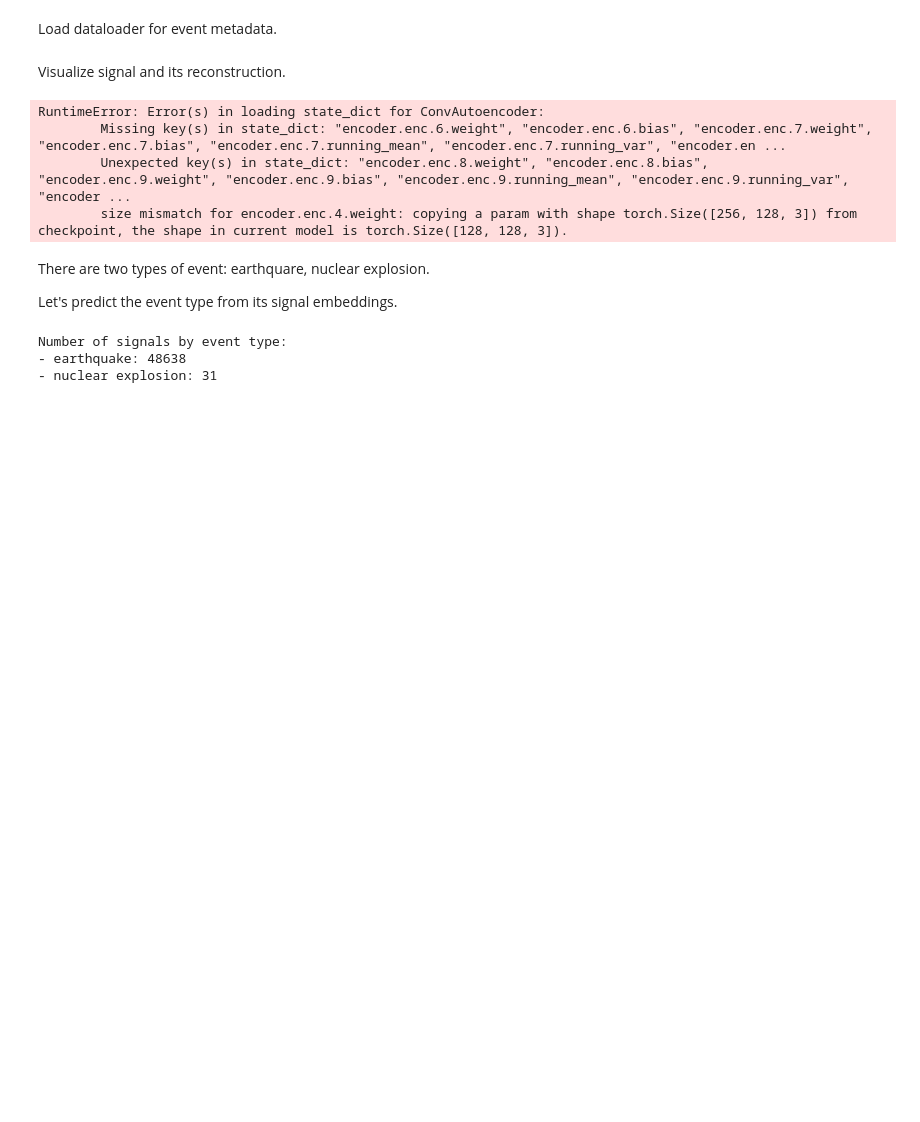
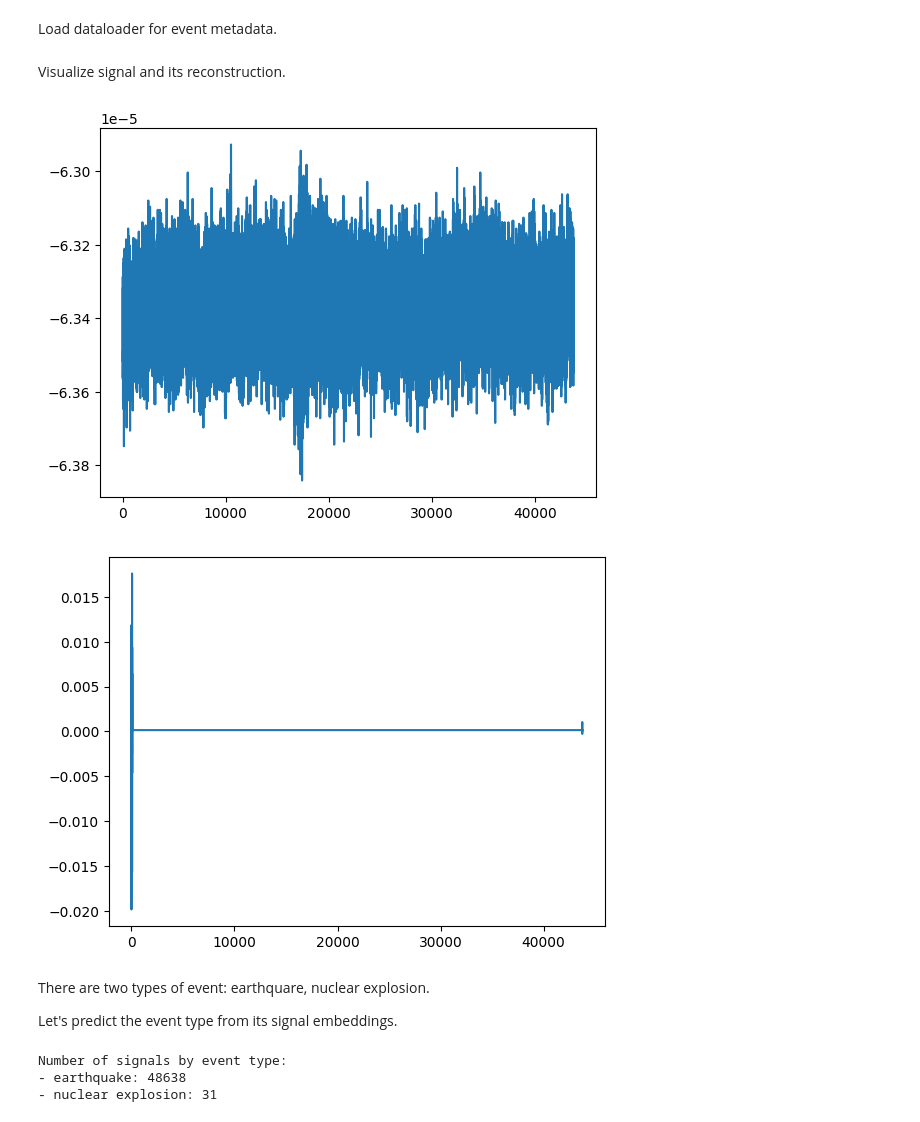
Before and after one commit to paulbuiqg/signal_autoencoder, a Jupyter notebook: notebooks/seismic_analysis.ipynb, the cells around one changed output. Saved outputs shown, nothing was run; the diff lists cells and outputs as text; code cells hidden in the pictures; blank space fills up the shorter version.

```diff
--- a/notebooks/seismic_analysis.ipynb
+++ b/notebooks/seismic_analysis.ipynb
@@ -43,32 +44,35 @@ Visualize signal and its reconstruction.
 # %%
 dataset = SeismicSignals('../data', df_event)
 dataset.set_mean_and_std(dataloader.dataset.mean, dataloader.dataset.std)
 
-n_conv_channel_1 = 128
-n_conv_channel_2 = 256
-n_conv_channel_3 = 512
-n_conv_channel_4 = 1024
-model = ConvAutoencoder(3, n_conv_channel_1, n_conv_channel_2,
-                        n_conv_channel_3, n_conv_channel_4)
-checkpoint = torch.load('../scripts/autoencoder.pt', map_location=torch.device('cpu'))
+with open('../scripts/config.yml', 'r') as f:
+    config = yaml.safe_load(f)
+
+n_conv_channel_1 = config['conv_rec_net']['n_conv_channel_1']
+n_conv_channel_2 = config['conv_rec_net']['n_conv_channel_2']
+n_conv_channel_3 = config['conv_rec_net']['n_conv_channel_3']
+lstm_hidden_size = config['conv_rec_net']['lstm_hidden_size']
+n_lstm_layer = config['conv_rec_net']['n_lstm_layer']
+model = ConvRecAutoencoder(3, n_conv_channel_1, n_conv_channel_2,
+                           n_conv_channel_3, lstm_hidden_size,
+                           n_lstm_layer)
+checkpoint = torch.load('../scripts/conv_rec_net.pt', map_location=torch.device('cpu'))
 model.load_state_dict(checkpoint['model_state_dict'])
 
 i = random.randint(0, len(dataset))
 
 x, _ = dataset.__getitem__(i)
 with torch.no_grad():
     y = model(x[None,:,:])
     y = y.squeeze()
 
 plt.plot(x[:,0])
 plt.show()
 plt.plot(y[:,0])
 plt.show()
 # %% [output]
-RuntimeError: Error(s) in loading state_dict for ConvAutoencoder:
-        Missing key(s) in state_dict: "encoder.enc.6.weight", "encoder.enc.6.bias", "encoder.enc.7.weight", "encoder.enc.7.bias", "encoder.enc.7.running_mean", "encoder.enc.7.running_var", "encoder.en ...
-        Unexpected key(s) in state_dict: "encoder.enc.8.weight", "encoder.enc.8.bias", "encoder.enc.9.weight", "encoder.enc.9.bias", "encoder.enc.9.running_mean", "encoder.enc.9.running_var", "encoder ...
-        size mismatch for encoder.enc.4.weight: copying a param with shape torch.Size([256, 128, 3]) from checkpoint, the shape in current model is torch.Size([128, 128, 3]).
+[figure, added]
+[figure, added]
 # %% [markdown]
 There are two types of event: earthquare, nuclear explosion.
 
```
Also changed, not shown: parts of 5 cells of this notebook.
